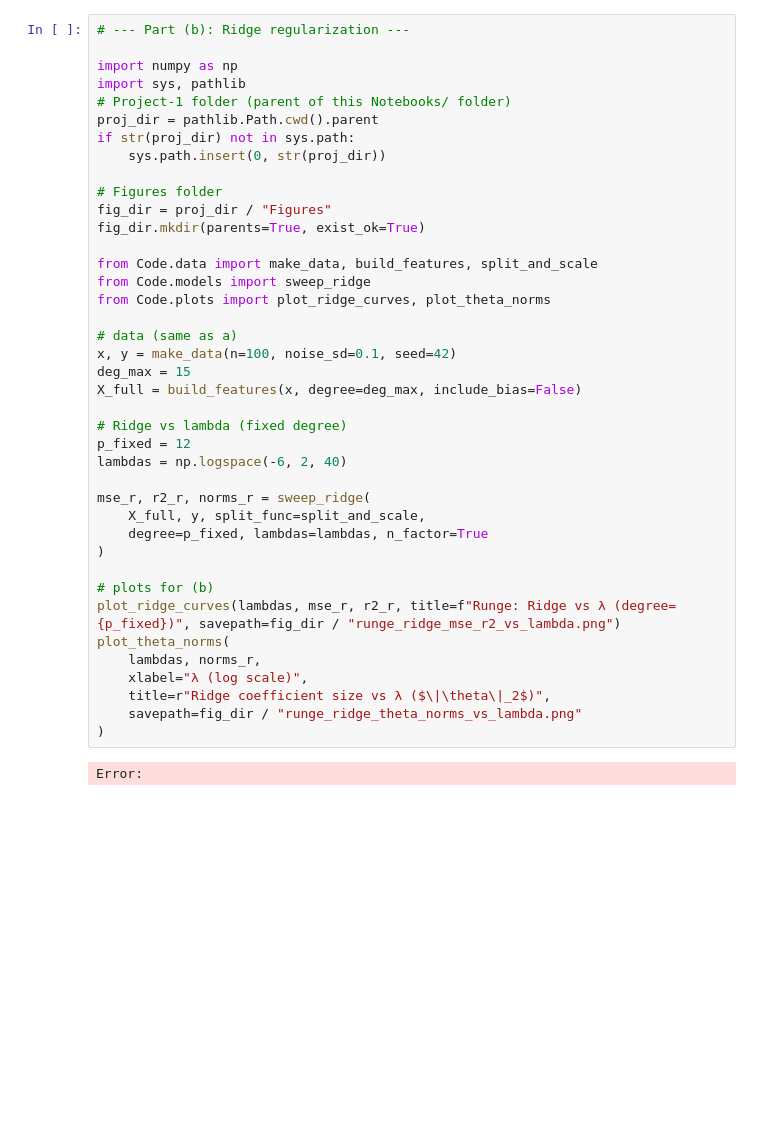
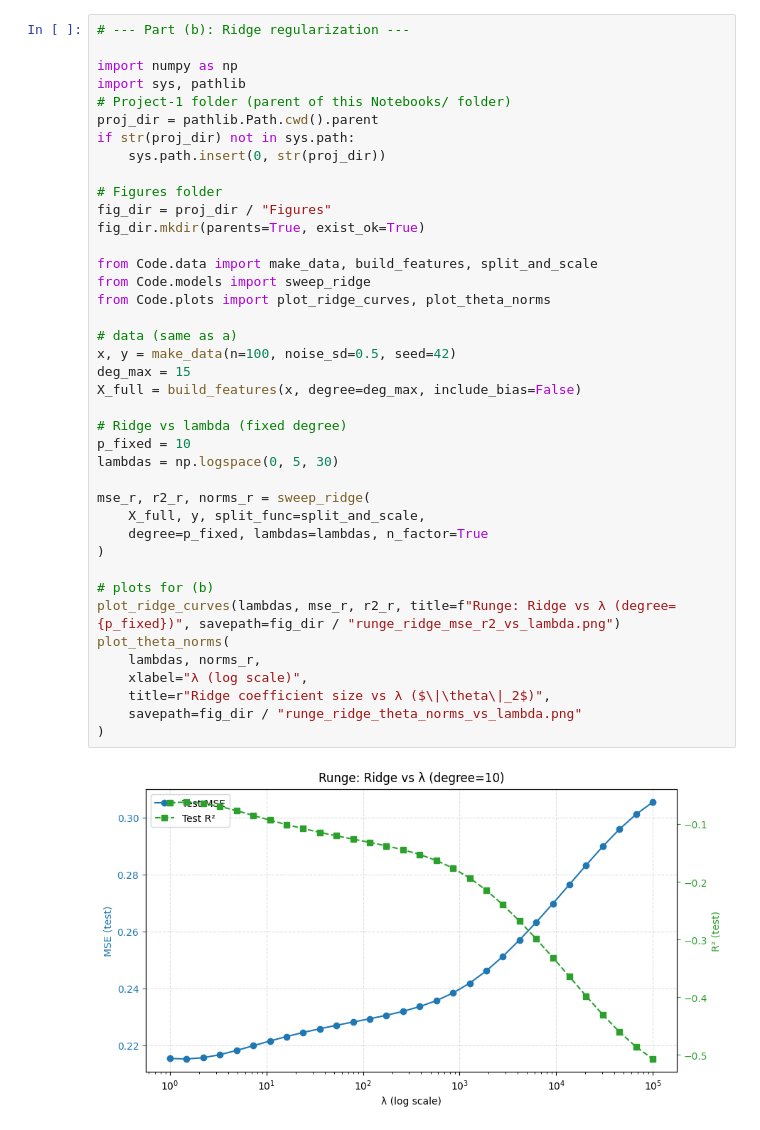
Before and after one commit to beateovl/FYS-STK4155, a Jupyter notebook: Project-1/Notebooks/02_Ridge_lambda.ipynb, the cells around one changed output. Drawn from its saved outputs; the diff is of its cells as text; blank space fills up the shorter version.

```diff
--- a/Project-1/Notebooks/02_Ridge_lambda.ipynb
+++ b/Project-1/Notebooks/02_Ridge_lambda.ipynb
@@ -9,34 +9,34 @@ if str(proj_dir) not in sys.path:
     sys.path.insert(0, str(proj_dir))
 
 # Figures folder
 fig_dir = proj_dir / "Figures"
 fig_dir.mkdir(parents=True, exist_ok=True)
 
 from Code.data import make_data, build_features, split_and_scale
 from Code.models import sweep_ridge
 from Code.plots import plot_ridge_curves, plot_theta_norms
 
 # data (same as a)
-x, y = make_data(n=100, noise_sd=0.1, seed=42)
+x, y = make_data(n=100, noise_sd=0.5, seed=42)
 deg_max = 15
 X_full = build_features(x, degree=deg_max, include_bias=False)
 
 # Ridge vs lambda (fixed degree)
-p_fixed = 12
-lambdas = np.logspace(-6, 2, 40)
+p_fixed = 10
+lambdas = np.logspace(0, 5, 30)
 
 mse_r, r2_r, norms_r = sweep_ridge(
     X_full, y, split_func=split_and_scale,
     degree=p_fixed, lambdas=lambdas, n_factor=True
 )
 
 # plots for (b)
 plot_ridge_curves(lambdas, mse_r, r2_r, title=f"Runge: Ridge vs λ (degree={p_fixed})", savepath=fig_dir / "runge_ridge_mse_r2_vs_lambda.png")
 plot_theta_norms(
     lambdas, norms_r,
     xlabel="λ (log scale)",
     title=r"Ridge coefficient size vs λ ($\|\theta\|_2$)",
     savepath=fig_dir / "runge_ridge_theta_norms_vs_lambda.png"
 )
 # %% [output]
-Error:
+[figure, added]
```
Also changed, not shown: parts of 1 cell of this notebook, 2 other files.
